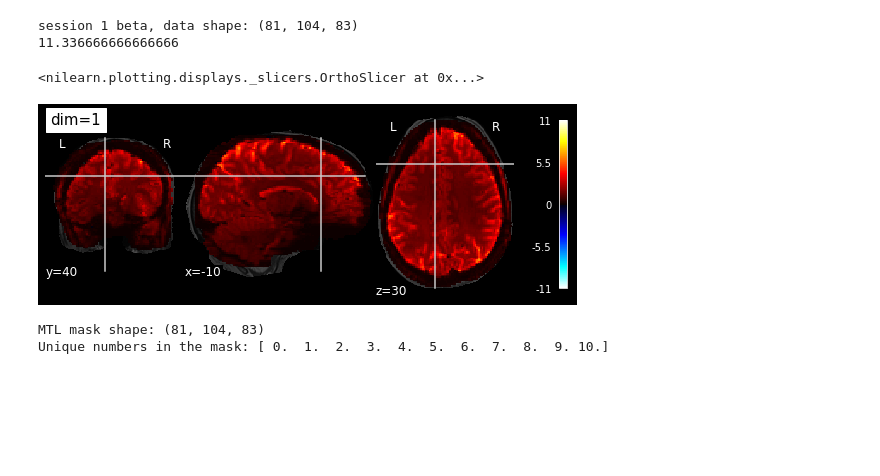
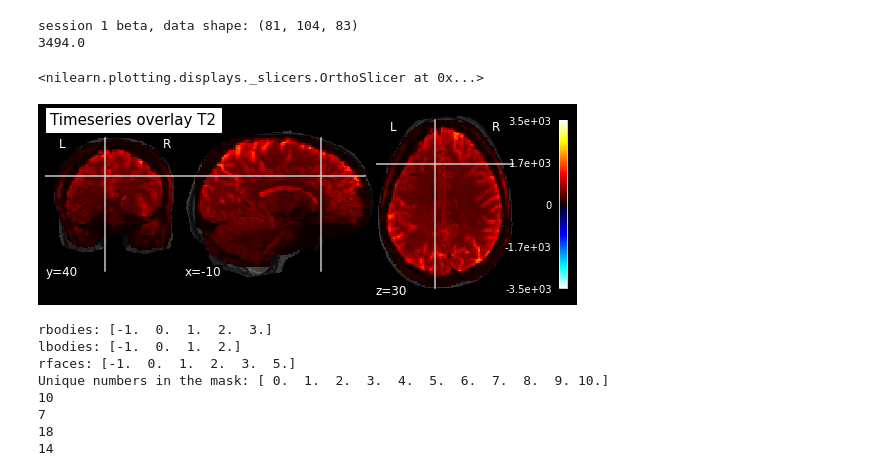
Before and after one commit to mjstarrett/nsdMemConn, a Jupyter notebook: load_1pt8mm_rest_visualization.ipynb, the cells around one changed output. Saved outputs shown, nothing was run; the diff lists cells and outputs as text; code cells hidden in the pictures; blank space fills up the shorter version.

```diff
--- a/load_1pt8mm_rest_visualization.ipynb
+++ b/load_1pt8mm_rest_visualization.ipynb
@@ -7,27 +9,27 @@ import numpy as np
 # %%
 # 1.8mm space functional data
 # subj01, session 1
-beta_1pt8mm = nib.load("/home/jovyan/shared/NSD/nsddata_timeseries/ppdata/subj01/func1pt8mm/timeseries/timeseries_session21_run01.nii.gz")
-beta_t1 = beta_1pt8mm.slicer[:,:,:,2].get_fdata()/300 # get trial 1
+rs_ts = nib.load("/home/jovyan/shared/NSD/nsddata_timeseries/ppdata/subj01/func1pt8mm/timeseries/timeseries_session21_run01.nii.gz")
+ts = rs_ts.slicer[:,:,:,0].get_fdata() # get the first timepoint
 # %%
-print("session 1 beta, data shape:",beta_t1.shape)
-print(beta_t1.max())
+print("session 1 beta, data shape:",ts.shape)
+print(ts.max())
 # %% [output]
 session 1 beta, data shape: (81, 104, 83)
-11.336666666666666
+3494.0
 # %%
-# 1.8mm space brain mask
-brainmask_1pt8mm = nib.load("/home/jovyan/shared/NSD/nsddata/ppdata/subj01/anat/T1_1pt0_masked.nii.gz")
-brainmask = brainmask_1pt8mm.get_fdata()
+# 1pt0mm space T2
+T2_1pt0mm = nib.load("/home/jovyan/shared/NSD/nsddata/ppdata/subj01/anat/T2_1pt0_masked.nii.gz")
+T2 = T2_1pt0mm.get_fdata()
 # %%
 # overlay beta map with brain mask
-plotting.plot_stat_map(nib.Nifti1Image(beta_t1, beta_1pt8mm.affine), # this function needs a 3D data file
-                       bg_img=nib.Nifti1Image(brainmask, brainmask_1pt8mm.affine), # load the brain mask as a background picture
+plotting.plot_stat_map(nib.Nifti1Image(ts, rs_ts.affine), # this function needs a 3D data file
+                       bg_img=nib.Nifti1Image(T2, T2_1pt0mm.affine), # load the brain mask as a background picture
                        cut_coords=(-10, 40, 30),
-                       threshold=0, title="dim=1",
-                       dim=1,vmax=11)
+                       threshold=0, title="Timeseries overlay T2",
+                       dim=1,vmax=ts.max())
 # %% [output]
 <nilearn.plotting.displays._slicers.OrthoSlicer at 0x...>
-[figure, old version]
+[figure, new version]
 # %%
 # 1.8mm MTL mask
@@ -36,8 +60,20 @@ mask = MTL.get_fdata()
 # %%
-print("MTL mask shape:",mask.shape)
-print("Unique numbers in the mask:",np.unique(mask))
+print("rbodies:",np.unique(rbodies))
+print("lbodies:",np.unique(lbodies))
+print("rfaces:",np.unique(rfaces))
+print("Unique numbers in the mask:",np.unique(rMTL))
+print(np.sum(rMTL==6))
+print(np.sum(lMTL==6))
+print(np.sum(rMTL==7))
+print(np.sum(lMTL==7))
 # %% [output]
-MTL mask shape: (81, 104, 83)
+rbodies: [-1.  0.  1.  2.  3.]
+lbodies: [-1.  0.  1.  2.]
+rfaces: [-1.  0.  1.  2.  3.  5.]
 Unique numbers in the mask: [ 0.  1.  2.  3.  4.  5.  6.  7.  8.  9. 10.]
+10
+7
+18
+14
 # %%
 # overlay MTL mask with brain mask
```
Also changed, not shown: parts of 34 cells of this notebook, 4 other files.
